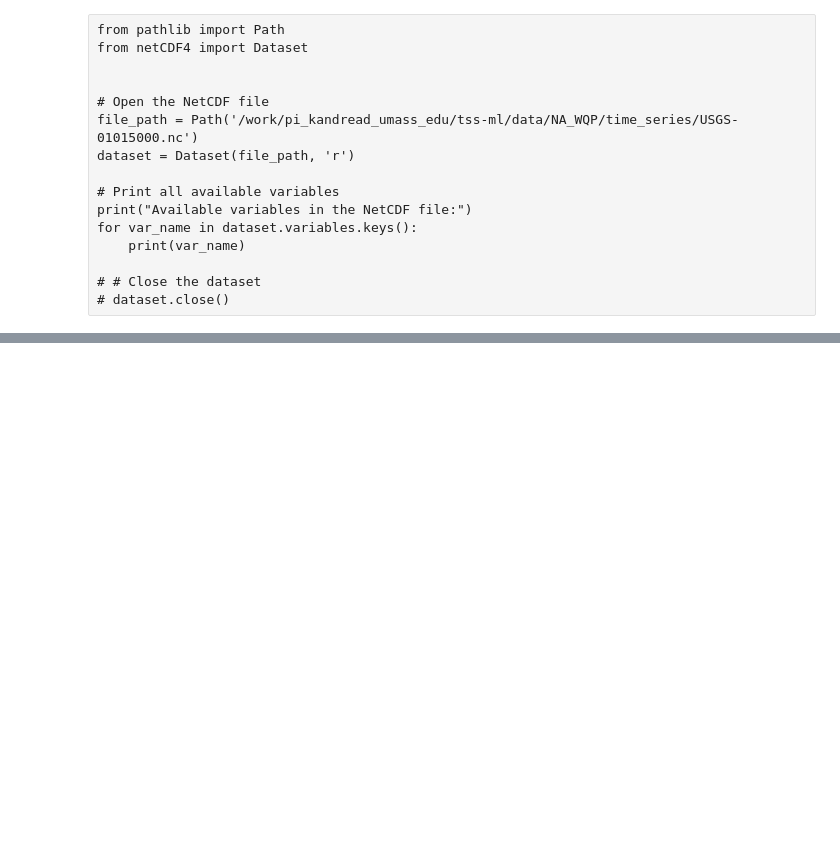
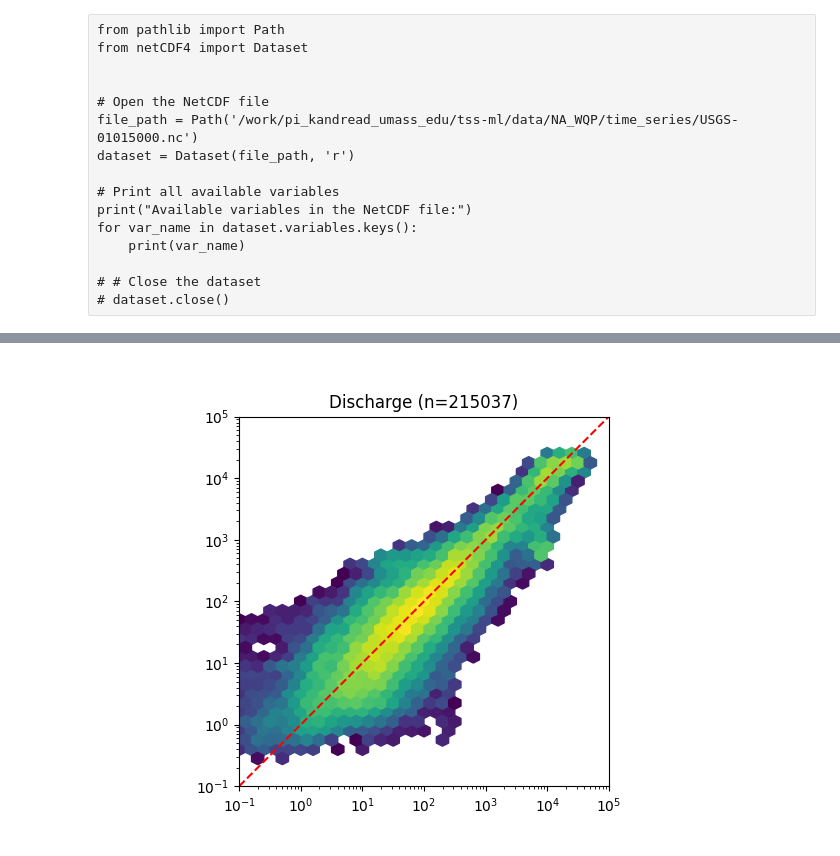
Before and after one commit to Fluvial-UMass/swot-ml, a Jupyter notebook: notebooks/Test_model.ipynb, the cells around one changed output, grey strips where cells are left out. Drawn from its saved outputs; the diff is of its cells as text; code cells hidden in the pictures; blank space fills up the shorter version.

```diff
--- a/notebooks/Test_model.ipynb
+++ b/notebooks/Test_model.ipynb
@@ -120,28 +132,30 @@ fig.savefig(fig_dir / f"{cfg['data_subset']}_density_scatter.png",  dpi=300)
 # %%
 min_val = 1E-1
-max_val = 5E6
+max_val = 1E5
 log_min = np.log10(min_val)
 log_max = np.log10(max_val)
 
 
-x = results['obs']['flux'].values
-y = results['pred']['flux'].values
+x = results['obs']['usgs_q'].values
+y = results['pred']['usgs_q'].values
 count = (~np.isnan(x)).sum()
 
 mask = ~np.isnan(x) & ~np.isnan(y) & (x>0) & (y>0)
 x = x[mask]
 y = y[mask]
 
 plt.figure()
 hb = plt.hexbin(x, y, gridsize=(30,20), bins='log', mincnt=5,
                     extent=(log_min, log_max, log_min, log_max),
                     xscale='log', yscale='log')
 
 ax=plt.gca()
 ax.axis('square')
 ax.plot([min_val, max_val], [min_val, max_val], 'r--')
 ax.set_xlim(min_val, max_val)
 ax.set_ylim(min_val, max_val)
-ax.set_title(f"Flux (n={count})")
+ax.set_title(f"Discharge (n={count})")
 
 plt.show()
+# %% [output]
+[figure, added]
```
Also changed, not shown: parts of 10 cells of this notebook, 16 other files.
